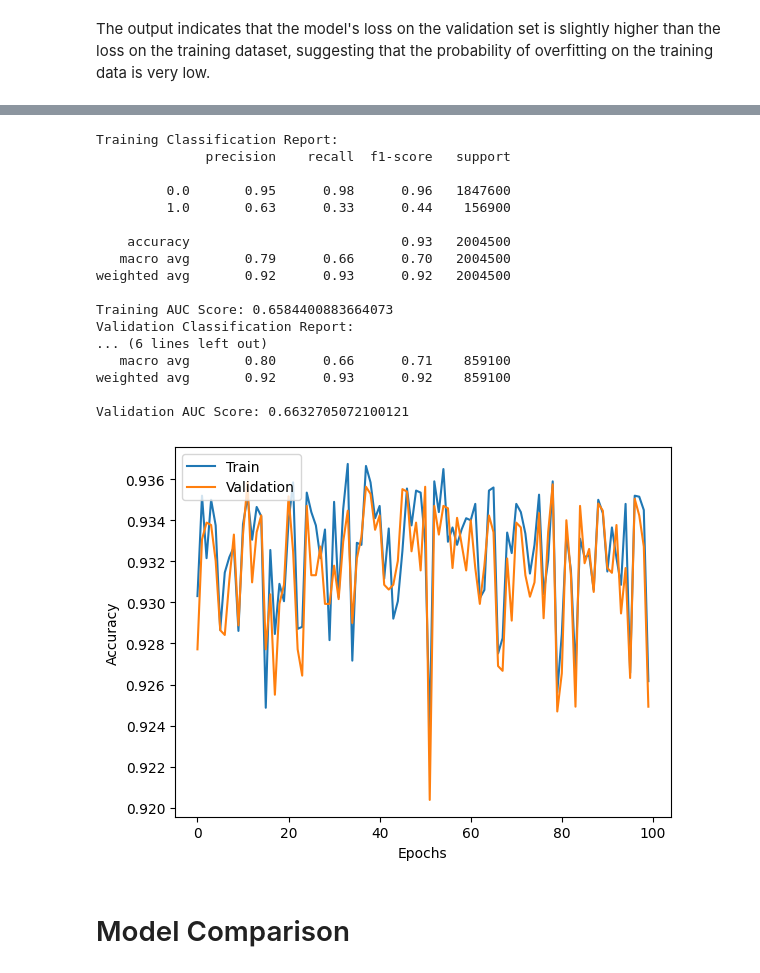
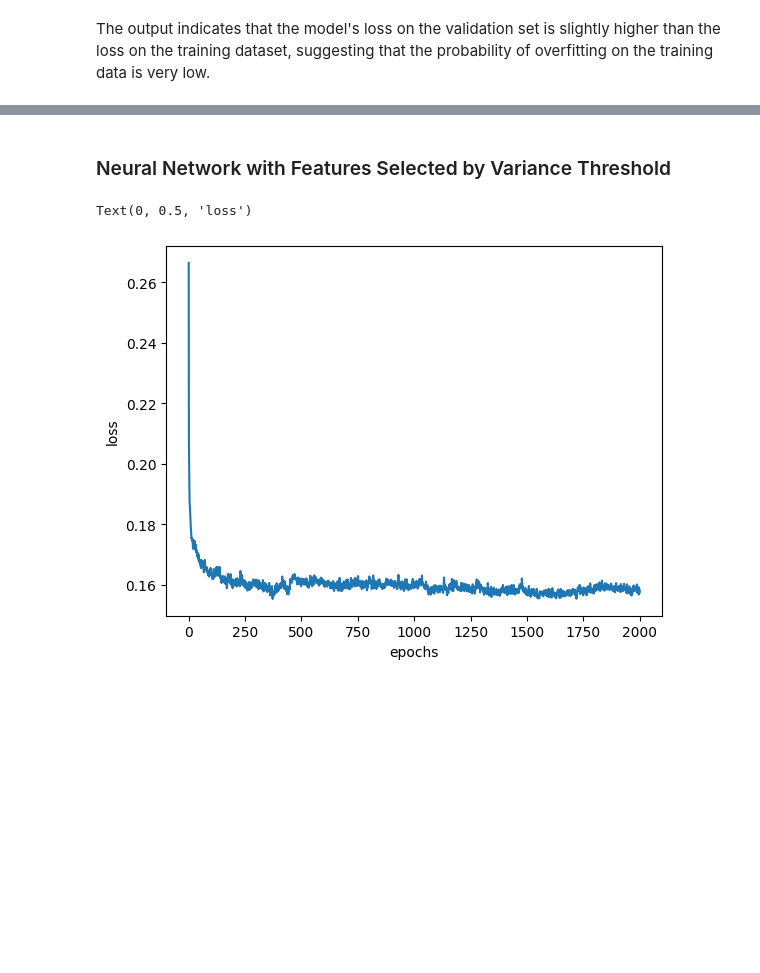
Before and after one commit to Jinyu-Luo/CHL5230-Datathon4, a Jupyter notebook: 16_CHL5230_Datathon4.ipynb, the cells around one changed output, grey strips where cells are left out. Saved outputs shown, nothing was run; the diff lists cells and outputs as text; code cells hidden in the pictures; blank space fills up the shorter version.

```diff
--- a/16_CHL5230_Datathon4.ipynb
+++ b/16_CHL5230_Datathon4.ipynb
@@ -470,0 +451,4 @@ data["ethnicity"].fillna("Others", inplace = True)
+# %%
+#check for the missing values in other columns
+col_w_mv = data.columns[data.isnull().any()].tolist()
+col_w_mv
@@ -470,0 +473,16 @@ data["ethnicity"].fillna("Others", inplace = True)
+# %%
+##Deal with missing values
+bin_col = ['elective_surgery', 'readmission_status', 'apache_post_operative', 'arf_apache', 'gcs_unable_apache',
+          'intubated_apache', 'ventilated_apache', 'aids', 'cirrhosis', 'diabetes_mellitus', 'hepatic_failure',
+          'immunosuppression', 'leukemia', 'lymphoma', 'solid_tumor_with_metastasis', 'gender']
+
+for col in col_w_mv:
+    if col not in ['ethnicity', 'icu_stay_type', 'icu_type', 'age']:
+
+        ##Remove rows of binary missing values
+        if col in bin_col:
+            data = data[data[col].notna()]
+
+        ##Fill numeric missing values with medium
+        else:
+            data[col].fillna(data[col].median(), inplace=True)
@@ -1018,13 +954,0 @@ Y_test = test['hospital_death'].to_numpy()
-# %%
-# Define the number of neurons in the first and second hidden layers
-hidden_units_layer_1 = 5
-hidden_units_layer_2 = 5
-# FIRST LAYER: Define weights and biases for the first layer
-W1 = t.randn((96, hidden_units_layer_1), requires_grad=True)
-B1 = t.zeros((1, hidden_units_layer_1), requires_grad=True)
-# SECOND LAYER: Define weights and biases for the second layer
-W2 = t.randn((hidden_units_layer_1, hidden_units_layer_2), requires_grad=True)
-B2 = t.zeros((1, hidden_units_layer_2), requires_grad=True)
-# THIRD LAYER: Define weights and biases for the output layer
-W3 = t.randn((hidden_units_layer_2, 1), requires_grad=True)
-B3 = t.zeros((1, 1), requires_grad=True)
@@ -1287,27 +1118,2 @@ Epoch 99/100 ---> Train Accuracy: 0.9261661171913147, Validation Accuracy: 0.924
-# %%
-# After training, calculate and print classification report and AUC score
-print("Training Classification Report:")
-print(classification_report(train_labels, train_preds))
-print("Training AUC Score:", roc_auc_score(train_labels, train_preds))
-
-print("Validation Classification Report:")
-print(classification_report(val_labels, val_preds))
-print("Validation AUC Score:", roc_auc_score(val_labels, val_preds))
-# %% [output]
-Training Classification Report:
-              precision    recall  f1-score   support
-
-         0.0       0.95      0.98      0.96   1847600
-         1.0       0.63      0.33      0.44    156900
-
-    accuracy                           0.93   2004500
-   macro avg       0.79      0.66      0.70   2004500
-weighted avg       0.92      0.93      0.92   2004500
-
-Training AUC Score: 0.6584400883664073
-Validation Classification Report:
-... (6 lines left out)
-   macro avg       0.80      0.66      0.71    859100
-weighted avg       0.92      0.93      0.92    859100
-
-Validation AUC Score: 0.6632705072100121
+# %% [markdown]
+### Neural Network with Features Selected by Variance Threshold
@@ -1314,12 +1195,8 @@ Validation AUC Score: 0.6632705072100121
 # %%
-# Plot training and validation accuracy over epochs
-plt.plot([i for i in range(len(train_accuracy_list))], train_accuracy_list, label="Train")
-plt.plot([i for i in range(len(validation_accuracy_list))], validation_accuracy_list, label="Validation")
-plt.legend(loc="upper left")
-plt.xlabel('Epochs')
-plt.ylabel('Accuracy')
-plt.show()
+# Plot the training loss over epochs
+plt.plot([i for i in range(len(train_loss_list))], train_loss_list)
+plt.xlabel('epochs')
+plt.ylabel('loss')
 # %% [output]
+Text(0, 0.5, 'loss')
-[figure, old version]
+[figure, new version]
-# %% [markdown]
-# Model Comparison
```
Also changed, not shown: parts of 148 cells of this notebook.
